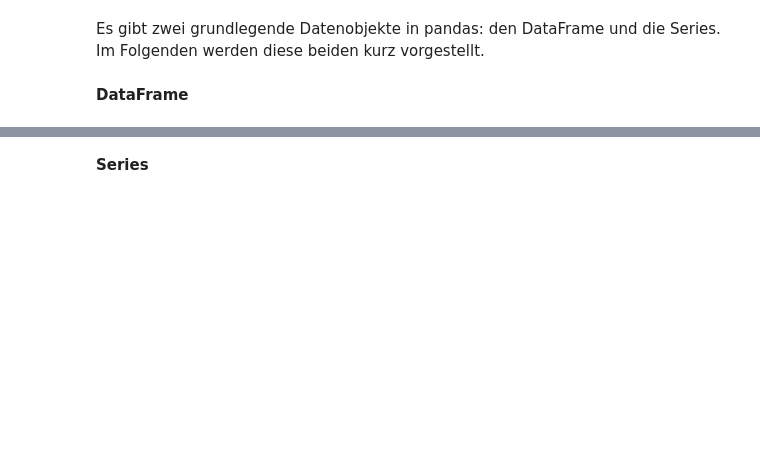
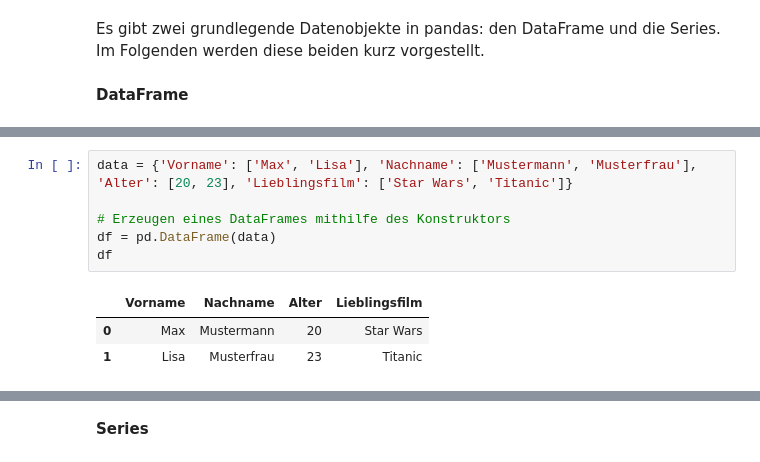
Before and after one commit to orca-nrw/lernmodul-pandas, a Jupyter notebook: index.ipynb, the cells around one changed output, grey strips where cells are left out. Cells and saved outputs as stored; diff of their text form; blank space fills up the shorter version.

```diff
--- a/index.ipynb
+++ b/index.ipynb
@@ -50,0 +51,10 @@ Bei einem DataFrame handelt es sich um eine Tabelle mit diversen Einträgen. Die
+# %%
+data = {'Vorname': ['Max', 'Lisa'], 'Nachname': ['Mustermann', 'Musterfrau'], 'Alter': [20, 23], 'Lieblingsfilm': ['Star Wars', 'Titanic']}
+
+# Erzeugen eines DataFrames mithilfe des Konstruktors
+df = pd.DataFrame(data)
+df
+# %% [output]
+|  | Vorname | Nachname | Alter | Lieblingsfilm |
+| 0 | Max | Mustermann | 20 | Star Wars |
+| 1 | Lisa | Musterfrau | 23 | Titanic |
```
Also changed, not shown: parts of 71 cells of this notebook, 1 other file.
